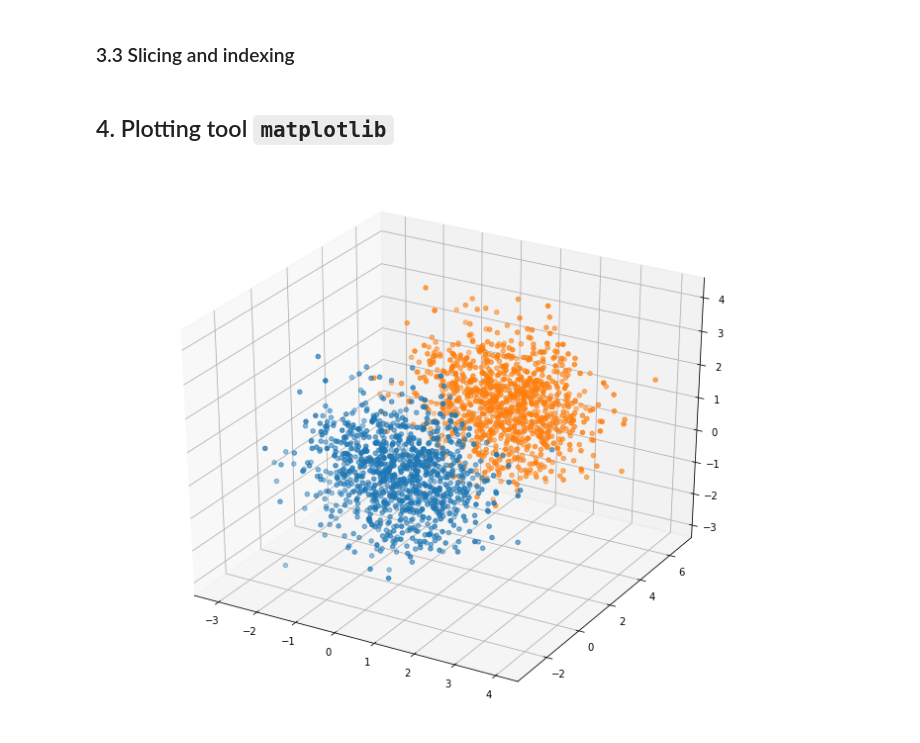
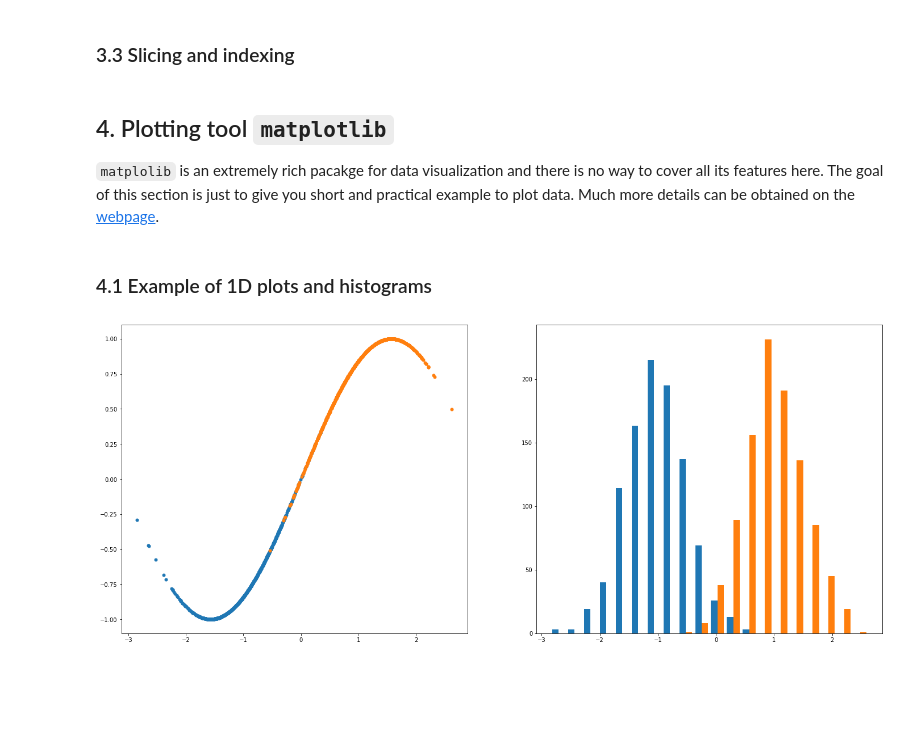
Before and after one commit to MLatCezeaux/intro_numpy, a Jupyter notebook: section1/NumpyIntroduction.ipynb, the cells around one changed output. Drawn from its saved outputs; the diff is of its cells as text; code cells hidden in the pictures; blank space fills up the shorter version.

```diff
--- a/section1/NumpyIntroduction.ipynb
+++ b/section1/NumpyIntroduction.ipynb
@@ -186,6 +186,8 @@ after translation :
 # %% [markdown]
 ### 3.3 Slicing and indexing
-# %% [markdown]
-## 4. Plotting tool `matplotlib`
+# %% [markdown]
+## 4. Plotting tool `matplotlib`
+
+`matplolib` is an extremely rich pacakge for data visualization and there is no way to cover all its features here. The goal of this section is just to give you short and practical example to plot data. Much more details can be obtained on the [webpage](https://matplotlib.org/index.html).
 # %%
 import matplotlib.pyplot as plt
@@ -193,14 +194,20 @@ from mpl_toolkits import mplot3d
 %matplotlib inline
-# %%
-data = np.random.normal(size=(1000, 3))
-r0 = np.array([1, 4, 1])
-data_trans = data + r0
-
-x, y, z = data[:,0], data[:,1], data[:,2]
-x_trans, y_trans, z_trans = data_trans[:,0], data_trans[:,1], data_trans[:,2]
-plt.figure(figsize=(12,10))
-ax = plt.axes(projection='3d')
-_ = ax.scatter3D(x, y, z)
-_ = ax.scatter(x_trans, y_trans, z_trans)
-# %% [output]
-[figure, removed]
+# %% [markdown]
+### 4.1 Example of 1D plots and histograms
+# %%
+# Data generation
+x = np.random.normal(loc=[-1, 1], scale=[0.5, 0.5], size=(1000,2))
+y = np.sin(x)
+
+# Figure creation
+fig = plt.figure(figsize=(24, 10))
+
+# First subplot (1 line, 2 column, 1st plot)
+plt.subplot(121)
+ax = plt.plot(x, y, marker='o', markersize=5, linewidth=0.0)
+
+# Second subplot (1 line, 2 column, 2nd plot)
+plt.subplot(122)
+ax = plt.hist(x, bins=20) # x.shape = (1000, 2), so 2 histos of 1000 entries
+# %% [output]
+[figure, added]
```
Also changed, not shown: parts of 6 cells of this notebook.
